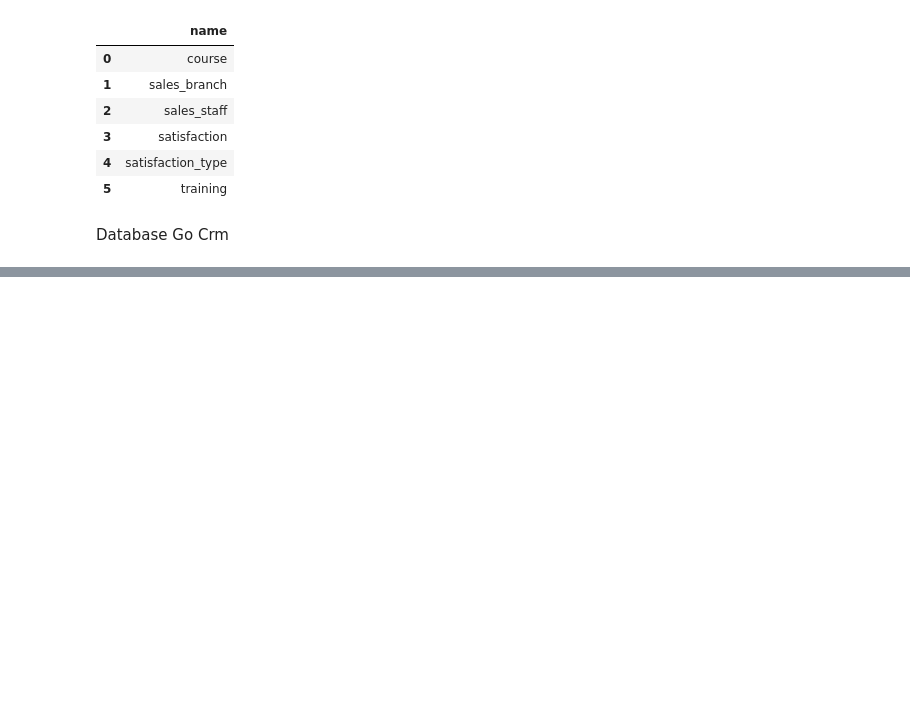
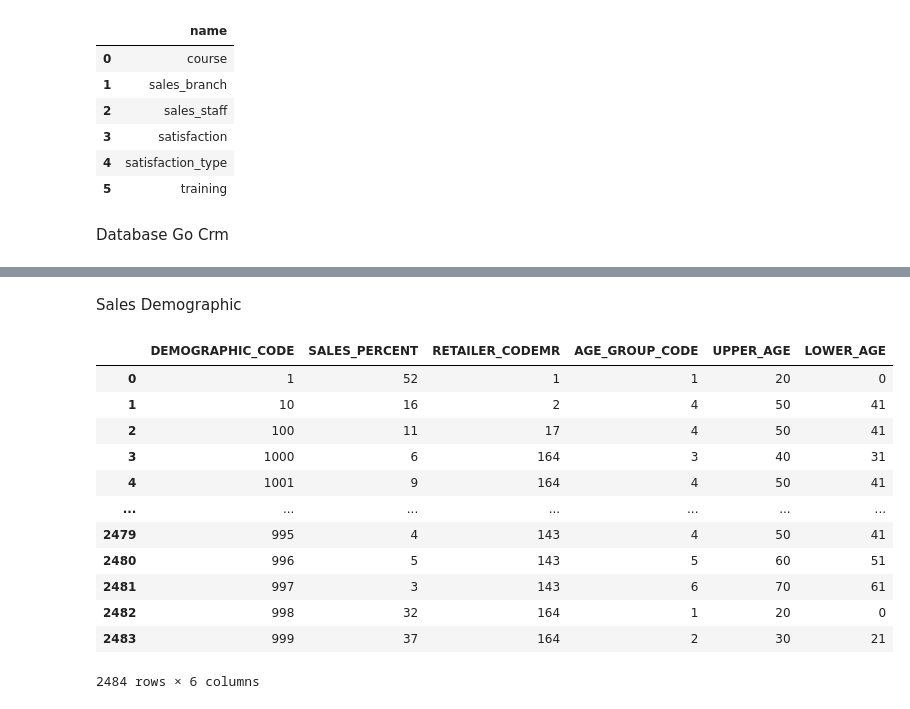
Before and after one commit to OutworldToast/Data-Warehouse, a Jupyter notebook: DataWarehouse.ipynb, the cells around one changed output, grey strips where cells are left out. Drawn from its saved outputs; the diff is of its cells as text; code cells hidden in the pictures; blank space fills up the shorter version.

```diff
--- a/DataWarehouse.ipynb
+++ b/DataWarehouse.ipynb
@@ -132,0 +225,21 @@ tables
+# %% [markdown]
+Sales Demographic
+# %%
+sales_demographic = pd.merge(
+    sales_demographic[['DEMOGRAPHIC_CODE', 'SALES_PERCENT', 'RETAILER_CODEMR', 'AGE_GROUP_CODE']]
+    , age_group[['AGE_GROUP_CODE', 'UPPER_AGE', 'LOWER_AGE']], left_on='AGE_GROUP_CODE', right_on='AGE_GROUP_CODE', how='inner')
+sales_demographic
+# %% [output]
+|  | DEMOGRAPHIC_CODE | SALES_PERCENT | RETAILER_CODEMR | AGE_GROUP_CODE | UPPER_AGE | LOWER_AGE |
+| 0 | 1 | 52 | 1 | 1 | 20 | 0 |
+| 1 | 10 | 16 | 2 | 4 | 50 | 41 |
+| 2 | 100 | 11 | 17 | 4 | 50 | 41 |
+| 3 | 1000 | 6 | 164 | 3 | 40 | 31 |
+| 4 | 1001 | 9 | 164 | 4 | 50 | 41 |
+| ... | ... | ... | ... | ... | ... | ... |
+| 2479 | 995 | 4 | 143 | 4 | 50 | 41 |
+| 2480 | 996 | 5 | 143 | 5 | 60 | 51 |
+| 2481 | 997 | 3 | 143 | 6 | 70 | 61 |
+| 2482 | 998 | 32 | 164 | 1 | 20 | 0 |
+| 2483 | 999 | 37 | 164 | 2 | 30 | 21 |
+2484 rows × 6 columns
```
Also changed, not shown: parts of 9 cells of this notebook.
